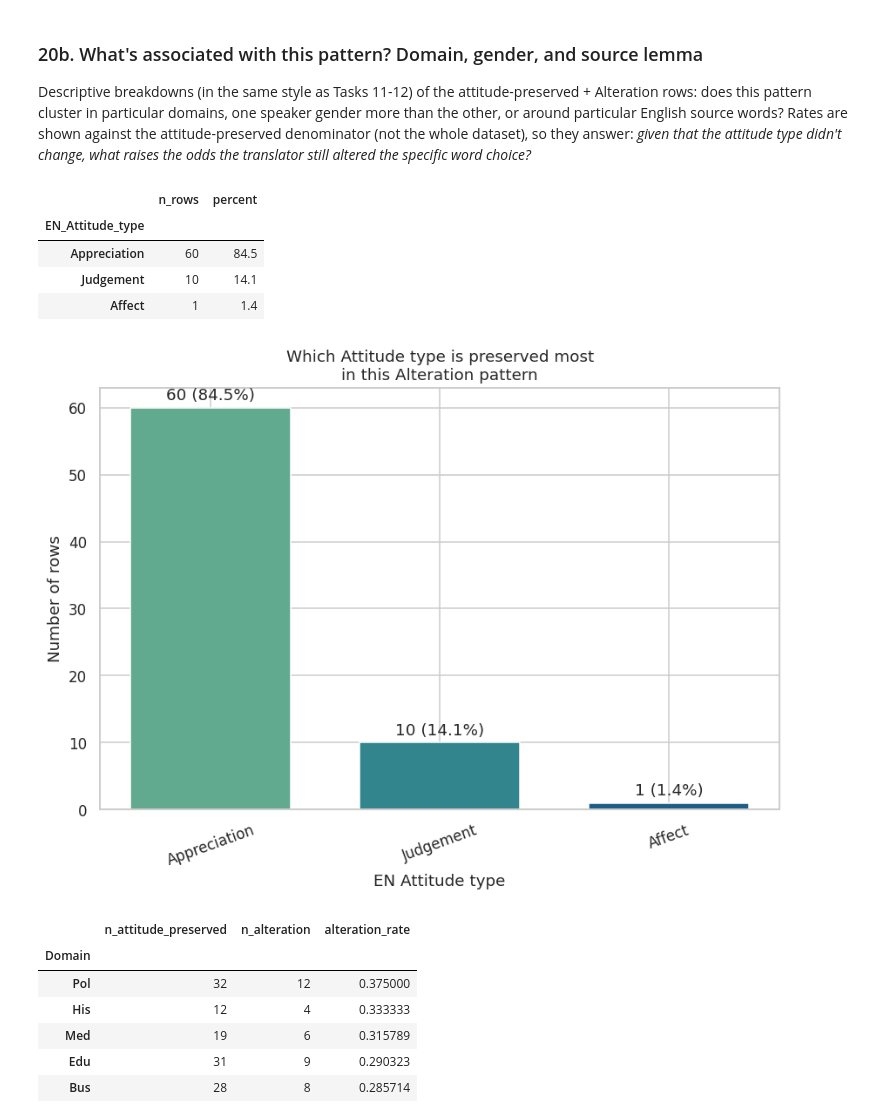
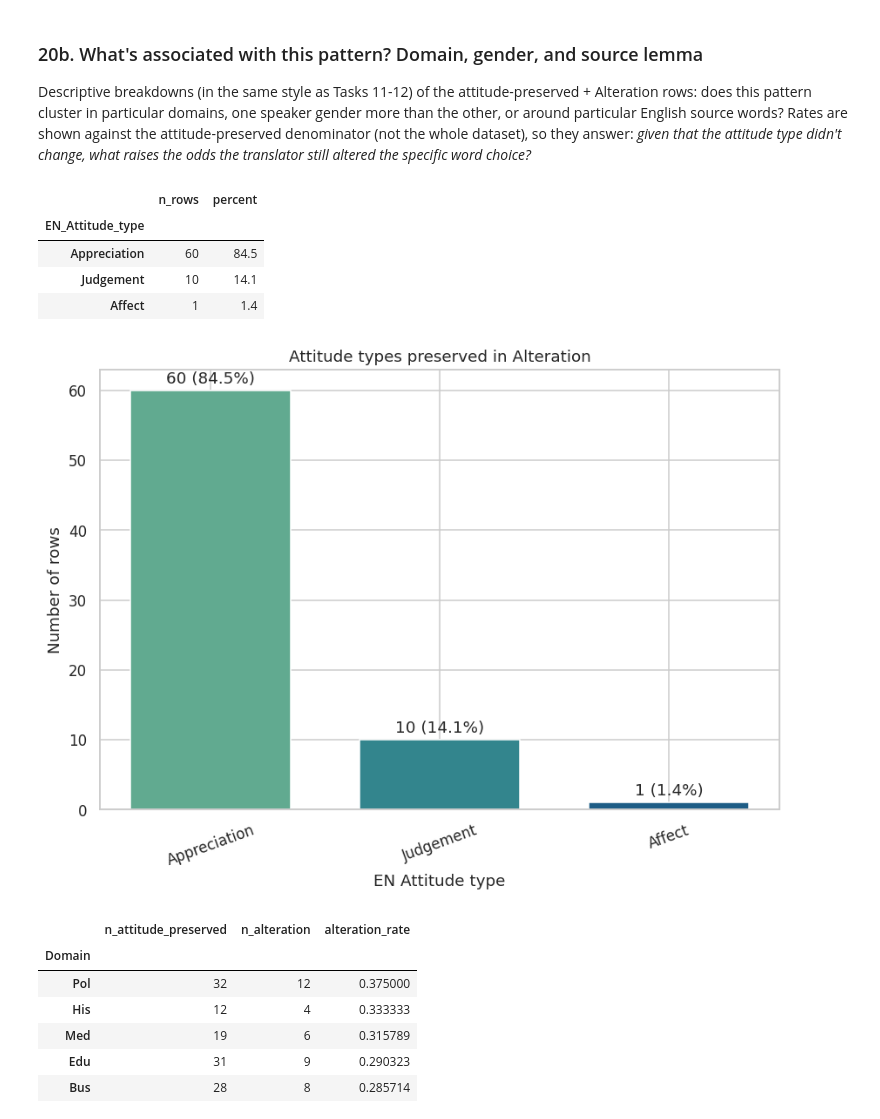
Before and after one commit to happy522/AttituTED-Corpus, a Jupyter notebook: NEW analysis/implicitation_study_analysis_with_titles.ipynb, the cells around one changed output. Saved outputs shown, nothing was run; the diff lists cells and outputs as text; code cells hidden in the pictures.

```diff
--- a/NEW analysis/implicitation_study_analysis_with_titles.ipynb
+++ b/NEW analysis/implicitation_study_analysis_with_titles.ipynb
@@ -1717,9 +1717,7 @@ bars = ax.bar(
     )
 )
 
-ax.set_title("Which Attitude type is preserved most\n"
-    "in this Alteration pattern"
-)
+ax.set_title("Attitude types preserved in Alteration")
 ax.set_ylabel("Number of rows")
 ax.set_xlabel("EN Attitude type")
 
@@ -1730,34 +1728,34 @@ labels = [
         attitude_type_within_pattern.values,
         attitude_type_pct.values
     )
 ]
 
 ax.bar_label(
     bars,
     labels=labels,
     padding=3
 )
 
 plt.xticks(rotation=20)
 plt.tight_layout()
 
 plt.savefig(
     os.path.join(
         OUTPUT_DIR,
         "task20a_attitude_type_within_pattern.png"
     ),
     dpi=1200,
     bbox_inches="tight"
 )
 
 plt.show()
 # %% [output]
 |  | n_rows | percent |
 | EN_Attitude_type |  |  |
 | Appreciation | 60 | 84.5 |
 | Judgement | 10 | 14.1 |
 | Affect | 1 | 1.4 |
-[figure, old version]
+[figure, new version]
 # %%
 # --- By domain ---
 dom20 = same_attitude_df.copy()
```
